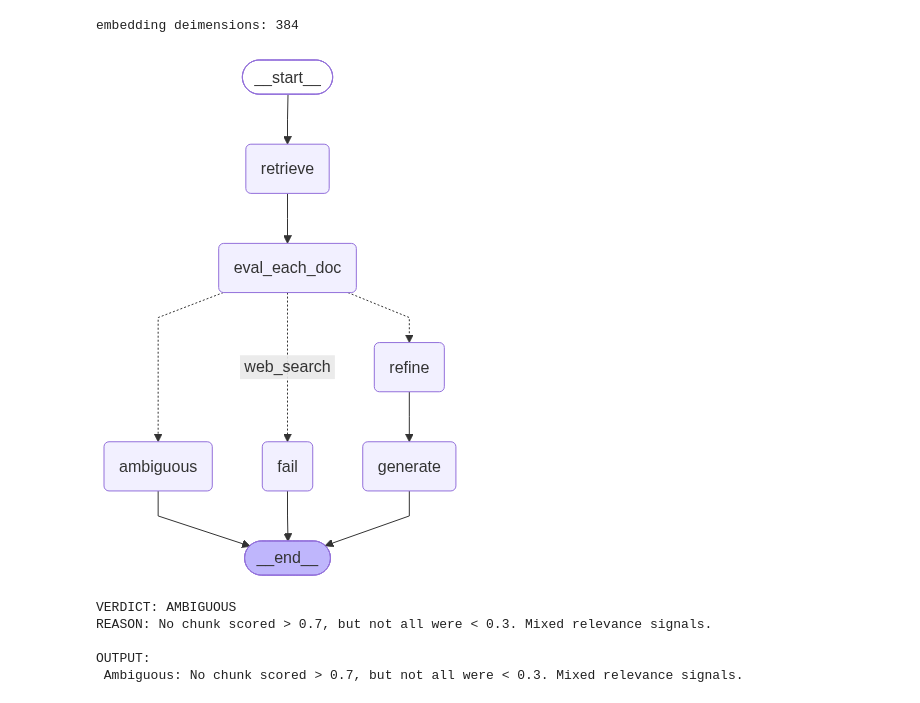
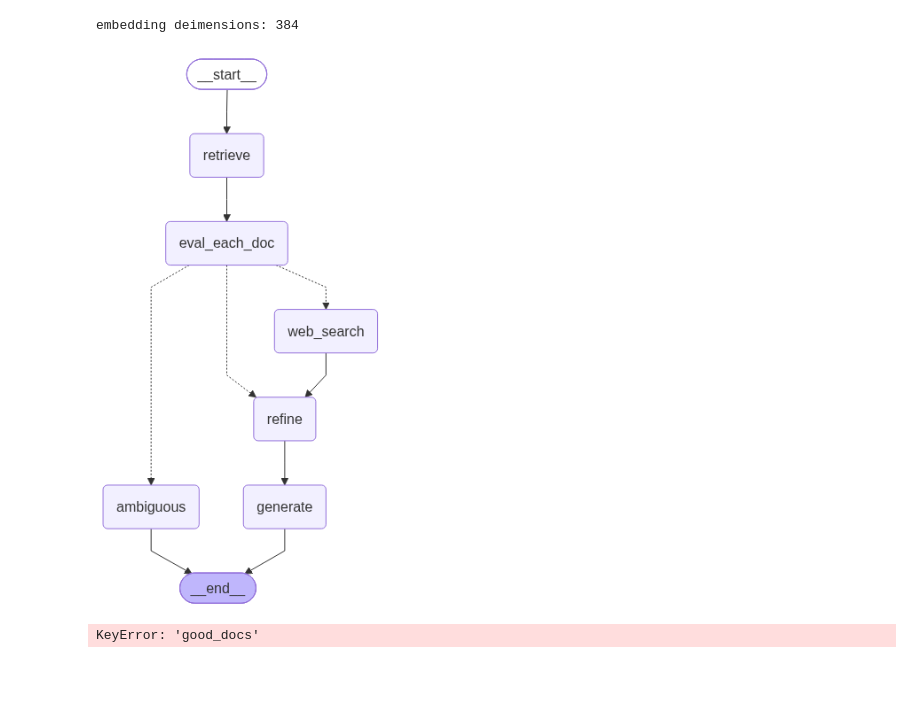
Before and after one commit to sumran58/advanced-rag, a Jupyter notebook: corrective rag/corrective_rag.ipynb, the cells around one changed output. Saved outputs shown, nothing was run; the diff lists cells and outputs as text; code cells hidden in the pictures; blank space fills up the shorter version.

Commit message:
web search if the verdict is incorrect

```diff
--- a/corrective rag/corrective_rag.ipynb
+++ b/corrective rag/corrective_rag.ipynb
@@ -65,6 +66,7 @@ class State(TypedDict):
     verdict:str #correct,incorrect,ambiguous
     reason:str #the reason of the verdict
     answer: str
+    web_docs: List[Document]
     strips:List[str] # for retriveal refinement we will be creating the sub chunks of the retrived document
     kept_strips:List[str] #after passing to the llm only few strips will be selected which will be relevan to the query
     refined_context:str # th selected strips will be passed to the llm and the dinal reposne
@@ -191,6 +193,26 @@ def refine(state: State) -> State:
         "kept_strips": kept,
         "refined_context": refined_context,
     }
+# %%
+tavily = TavilySearchResults(max_results=5)
+
+def web_search_node(state: State) -> State:
+
+    q = state["question"]  # no query rewrite
+    results = tavily.invoke({"query": q})  # no knowledge selection
+
+    web_docs = []
+    for r in results or []:
+
+        title = r.get("title", "")
+        url = r.get("url", "")
+        content = r.get("content", "") or r.get("snippet", "")
+
+        text = f"TITLE: {title}\nURL: {url}\nCONTENT:\n{content}"
+
+        web_docs.append(Document(page_content=text, metadata={"url": url, "title": title}))
+
+    return {"web_docs": web_docs}
 # %%
 answer_prompt = ChatPromptTemplate.from_messages(
     [
@@ -222,35 +244,44 @@ def route_after_eval(state: State) -> str:
         return "ambiguous"
 # %%
 g = StateGraph(State)
+
 g.add_node("retrieve", retrieve_node)
 g.add_node("eval_each_doc", eval_each_doc_node)
-g.add_node("refine", refine)
+g.add_node("web_search", web_search_node)
+g.add_node("refine", refine)          # uses verdict to pick good_docs vs web_docs
 g.add_node("generate", generate)
-g.add_node("fail", fail_node)
 g.add_node("ambiguous", ambiguous_node)
 
-
+# flow
 g.add_edge(START, "retrieve")
 g.add_edge("retrieve", "eval_each_doc")
 
+# route after evaluation
 g.add_conditional_edges(
     "eval_each_doc",
     route_after_eval,
-    {"refine": "refine", "web_search": "fail", "ambiguous": "ambiguous"}
+    {
+        "refine": "refine",          # CORRECT -> refine (good_docs)
+        "web_search": "web_search",  # INCORRECT -> web_search
+        "ambiguous": "ambiguous",    # AMBIGUOUS -> end (your current choice)
+    },
 )
-g.add_edge("refine", "generate")
+
+#  key change: web_search now goes through refine
+g.add_edge("web_search", "refine")    # INCORRECT -> refine (web_docs)
+g.add_edge("refine", "generate")      # CORRECT/INCORRECT -> generate
+
 g.add_edge("generate", END)
-g.add_edge("fail", END)
+g.add_edge("ambiguous", END)
 
 app = g.compile()
 app
 # %% [output]
-[figure, old version]
+[figure, new version]
 # %%
-# 5) Run
 res = app.invoke(
     {
-        "question": "What are Transformers & why they important ",
+        "question": "AI news from the last month",
         "docs": [],
         "good_docs": [],
         "verdict": "",
@@ -258,6 +289,7 @@ res = app.invoke(
         "strips": [],
         "kept_strips": [],
         "refined_context": "",
+        "web_docs": [],   # ✅ added
         "answer": "",
     }
 )
@@ -266,8 +298,4 @@ print("VERDICT:", res["verdict"])
 print("REASON:", res["reason"])
 print("\nOUTPUT:\n", res["answer"])
 # %% [output]
-VERDICT: AMBIGUOUS
-REASON: No chunk scored > 0.7, but not all were < 0.3. Mixed relevance signals.
-
-OUTPUT:
- Ambiguous: No chunk scored > 0.7, but not all were < 0.3. Mixed relevance signals.
+KeyError: 'good_docs'
```
Also changed, not shown: parts of 1 cell of this notebook.
